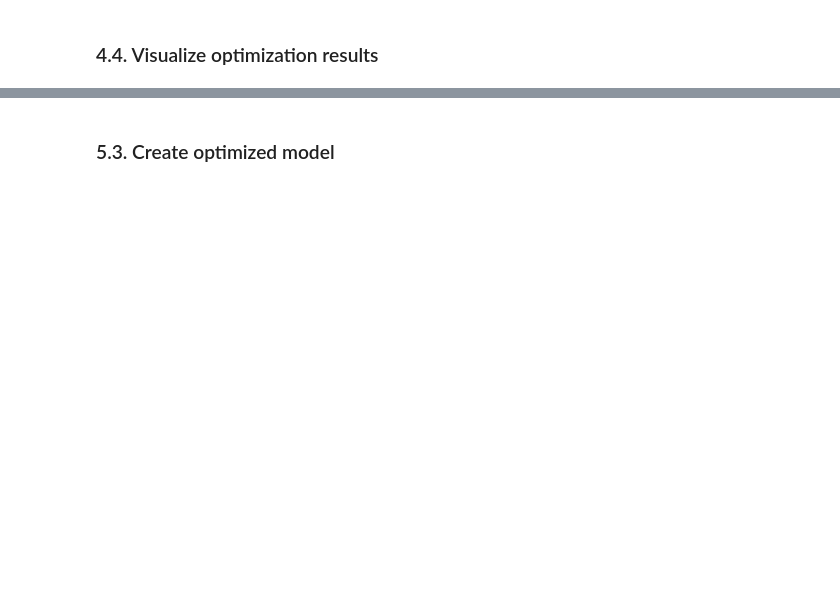
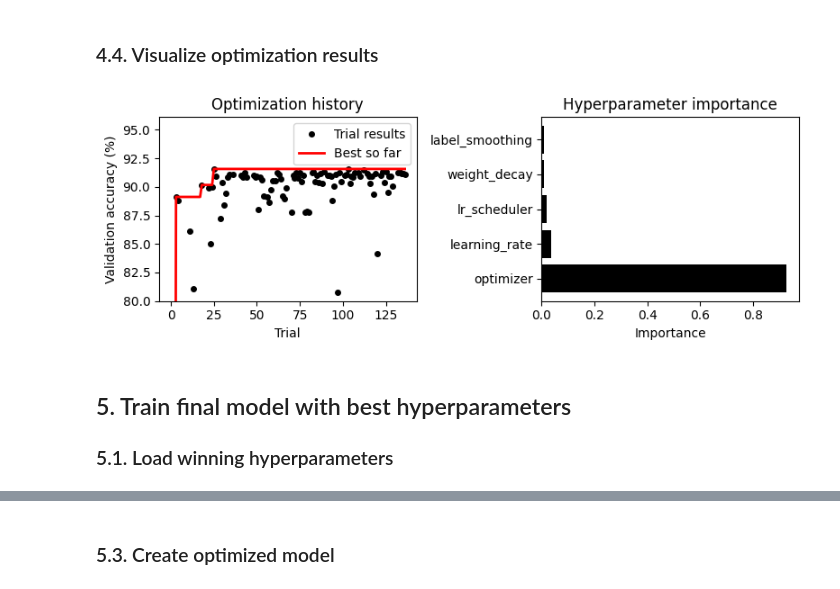
Before and after one commit to gperdrizet/CIFAR10, a Jupyter notebook: notebooks/05-training-optimization.ipynb, the cells around one changed output, grey strips where cells are left out. Drawn from its saved outputs; the diff is of its cells as text; code cells hidden in the pictures; blank space fills up the shorter version.

Commit message:
Completed cleanup and update through the training optimization

```diff
--- a/notebooks/05-training-optimization.ipynb
+++ b/notebooks/05-training-optimization.ipynb
@@ -72,14 +74,15 @@ We'll load the best architecture hyperparameters from notebook 04.
 # %%
 # Load architecture optimization study from notebook 04
 architecture_study = optuna.load_study(
-    study_name='cnn_architecture_optimization',
-    storage='sqlite:///../data/pytorch/cnn_optimization.db'
+    study_name='architecture_optimization',
+    storage=study_storage
 )
 
 # Get best architecture parameters
 arch_params = architecture_study.best_trial.params
 
 print('Best architecture hyperparameters from notebook 04:\n')
+
 for key, value in arch_params.items():
     print(f'  {key}: {value}')
 
@@ -148,7 +178,7 @@ def create_cnn(trial, num_classes, in_channels):
     '''Create a CNN with fixed architecture and trial-sampled training hyperparameters.
 
     Uses the best architecture from notebook 04, but samples training
-    hyperparameters like optimizer, learning rate, etc. from the trial.
+    hyperparameters like optimizer, learning rate, etc.
 
     Args:
         trial: Optuna trial object for suggesting hyperparameters
@@ -174,6 +204,7 @@ def create_cnn(trial, num_classes, in_channels):
 
     # Convolutional blocks
     for block_idx in range(n_conv_blocks):
+
         # Double filters every N blocks
         out_channels = initial_filters * (2 ** (block_idx // filter_double_frequency))
 
@@ -189,6 +220,7 @@ def create_cnn(trial, num_classes, in_channels):
 
         # Pool every N blocks
         should_pool = (block_idx + 1) % pool_frequency == 0
+
         if should_pool and spatial_size > 1:
             layers.append(nn.MaxPool2d(2, 2))
             spatial_size //= 2
@@ -203,12 +235,14 @@ def create_cnn(trial, num_classes, in_channels):
     # Generate FC layer sizes
     fc_sizes = []
     current_fc_size = current_channels // 2
+
     for _ in range(n_fc_layers):
         fc_sizes.append(max(32, current_fc_size))
         current_fc_size //= 2
 
     # Add FC layers
     in_features = current_channels
+
     for fc_size in fc_sizes:
         layers.append(nn.Linear(in_features, fc_size))
         layers.append(nn.ReLU())
@@ -275,9 +309,26 @@ if rerun_optuna_study:
 else:
 
     # Load existing study
-    study = optuna.load_study(
-        study_name=study_name,
-        storage=study_storage
-    )
-    print(f'Study loaded from: {study_storage}')
-    print(f'Best validation accuracy: {study.best_value:.2f}%')
+    try:
+        study = optuna.load_study(
+            study_name=study_name,
+            storage=study_storage
+        )
+        print(f'Study loaded from: {study_storage}')
+        print(f'Study name: {study.study_name}')
+        print(f'Number of trials: {len(study.trials)}')
+        print(f'Best validation accuracy: {study.best_value:.2f}%')
+        print(f'\nBest trial information:')
+        print(f'  Trial number: {study.best_trial.number}')
+        print(f'  Trial value: {study.best_trial.value:.2f}%')
+        print(f'  Trial parameters:')
+        for key, value in study.best_trial.params.items():
+            print(f'    {key}: {value}')
+
+    except KeyError:
+        print(f'\nStudy "{study_name}" not found in database.')
+        print('This study has not been run yet.')
+        print('Please set rerun_optuna_study=True in the run configuration cell to create it.\n')
+        raise
+
+print()
@@ -284,3 +355,12 @@ else:
 # %% [markdown]
 ### 4.4. Visualize optimization results
+# %%
+fig, axes = plots.plot_optimization_results(study, ylim=(80, None))
+plt.show()
+# %% [output]
+[figure, added]
+# %% [markdown]
+## 5. Train final model with best hyperparameters
+
+### 5.1. Load winning hyperparameters
 # %%
```
Also changed, not shown: parts of 40 cells of this notebook, 11 other files.
